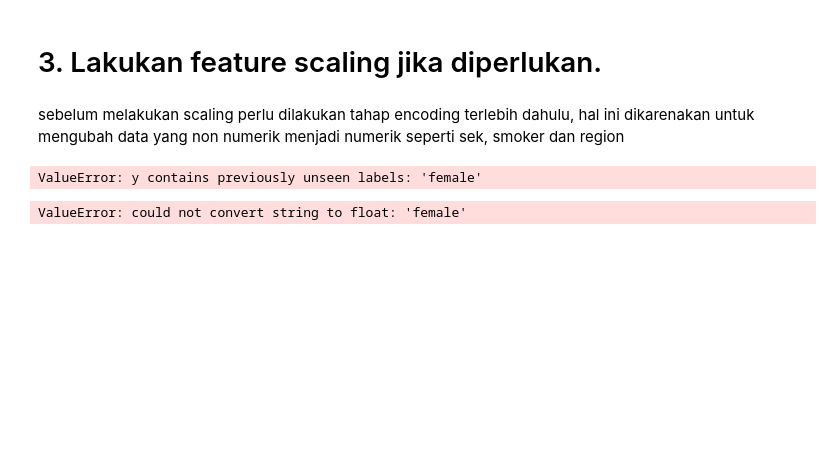
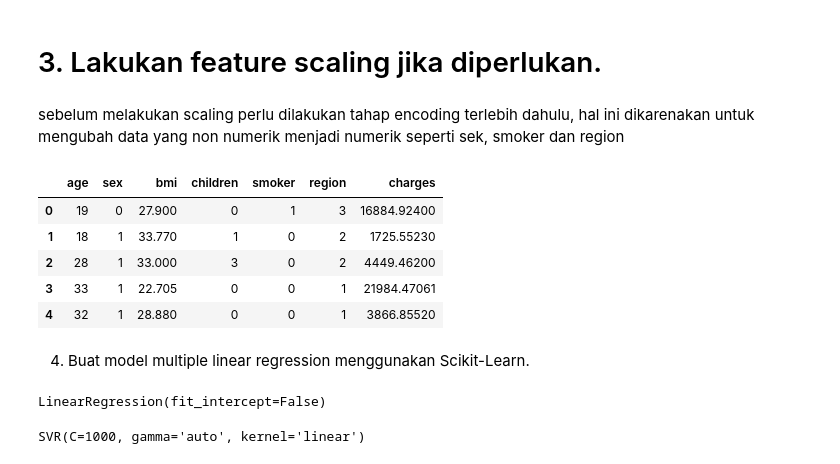
Before and after one commit to SeptiLutfiana/MESIN-LEARNING, a Jupyter notebook: PERTEMUAN3/Tugas/24_SeptiLutfiana_Week03.ipynb, the cells around one changed output. Saved outputs shown, nothing was run; the diff lists cells and outputs as text; code cells hidden in the pictures; blank space fills up the shorter version.

```diff
--- a/PERTEMUAN3/Tugas/24_SeptiLutfiana_Week03.ipynb
+++ b/PERTEMUAN3/Tugas/24_SeptiLutfiana_Week03.ipynb
@@ -126,44 +165,3 @@ Sampel data uji:
 # 3. Lakukan feature scaling jika diperlukan.
 # %% [markdown]
 sebelum melakukan scaling perlu dilakukan tahap encoding terlebih dahulu, hal ini dikarenakan untuk mengubah data yang non numerik menjadi numerik seperti sek, smoker dan region
-# %%
-from sklearn.preprocessing import MinMaxScaler, LabelEncoder
-
-# Inisialisasi objek LabelEncoder
-label_encoder = LabelEncoder()
-
-# Mengonversi kolom dengan data non-numerik menjadi numerik
-X_train_encoded = X_train.copy()
-X_test_encoded = X_test.copy()
-
-# Mengonversi kolom dengan data non-numerik pada data latih
-for column in X_train_encoded.columns:
-    if X_train_encoded[column].dtype == 'object':  # Hanya mengonversi kolom dengan tipe data 'object'
-        X_train_encoded[column] = label_encoder.fit_transform(X_train_encoded[column])
-
-# Mengonversi kolom dengan data non-numerik pada data uji
-for column in X_test_encoded.columns:
-    if X_test_encoded[column].dtype == 'object':  # Hanya mengonversi kolom dengan tipe data 'object'
-        X_test_encoded[column] = label_encoder.transform(X_test_encoded[column])
-
-# Melakukan feature scaling pada data latih
-scaler = MinMaxScaler()
-X_train_scaled = scaler.fit_transform(X_train_encoded)
-
-# Melakukan feature scaling pada data uji (menggunakan parameter yang sama dengan data latih)
-X_test_scaled = scaler.transform(X_test_encoded)
-# %% [output]
-ValueError: y contains previously unseen labels: 'female'
-# %%
-from sklearn.preprocessing import MinMaxScaler
-
-# Inisialisasi objek scaler
-scaler = MinMaxScaler()
-
-# Melakukan feature scaling pada data latih
-X_train_scaled = scaler.fit_transform(X_train)
-
-# Melakukan feature scaling pada data uji (menggunakan parameter yang sama dengan data latih)
-X_test_scaled = scaler.transform(X_test)
-# %% [output]
-ValueError: could not convert string to float: 'female'
@@ -169,0 +170,13 @@ ValueError: could not convert string to float: 'female'
+# %%
+le = LabelEncoder() # membuat objek dari LabelEncoder
+data['sex'] = le.fit_transform(data['sex']) # proses encoding
+data['smoker'] = le.fit_transform(data['smoker']) # proses encoding
+data['region'] = le.fit_transform(data['region']) # proses encoding
+data.head()
+# %% [output]
+|  | age | sex | bmi | children | smoker | region | charges |
+| 0 | 19 | 0 | 27.900 | 0 | 1 | 3 | 16884.92400 |
+| 1 | 18 | 1 | 33.770 | 1 | 0 | 2 | 1725.55230 |
+| 2 | 28 | 1 | 33.000 | 3 | 0 | 2 | 4449.46200 |
+| 3 | 33 | 1 | 22.705 | 0 | 0 | 1 | 21984.47061 |
+| 4 | 32 | 1 | 28.880 | 0 | 0 | 1 | 3866.85520 |
@@ -169,0 +189,15 @@ ValueError: could not convert string to float: 'female'
+# %% [markdown]
+4. Buat model multiple linear regression menggunakan Scikit-Learn.
+# %%
+from sklearn.linear_model import LinearRegression
+
+multiple_linear_reg = LinearRegression(fit_intercept=False)
+multiple_linear_reg.fit(x_train, y_train)
+# %% [output]
+LinearRegression(fit_intercept=False)
+# %%
+from sklearn.svm import SVR
+support_vector_reg = SVR(gamma="auto", kernel="linear", C=1000)
+support_vector_reg.fit(x_train, y_train)
+# %% [output]
+SVR(C=1000, gamma='auto', kernel='linear')
```
Also changed, not shown: parts of 15 cells of this notebook.
